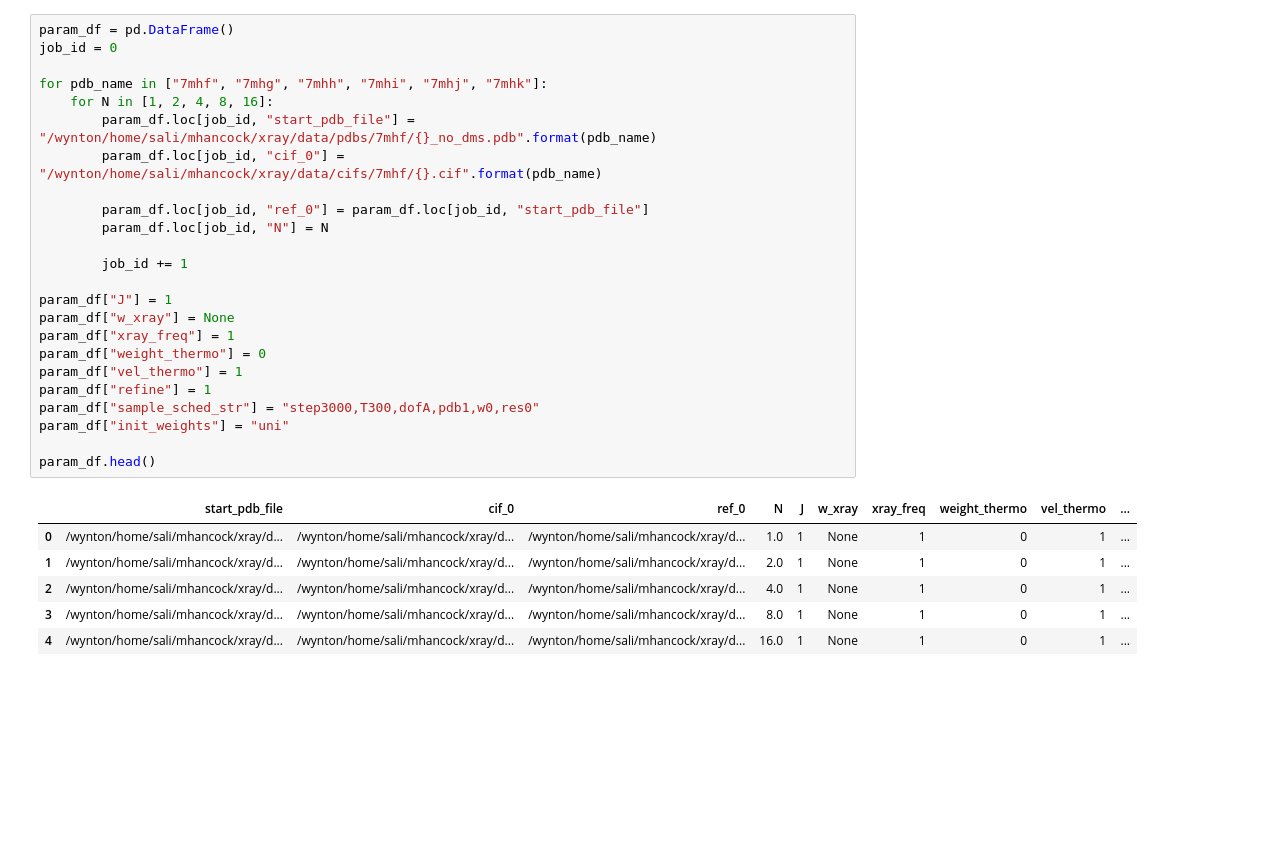
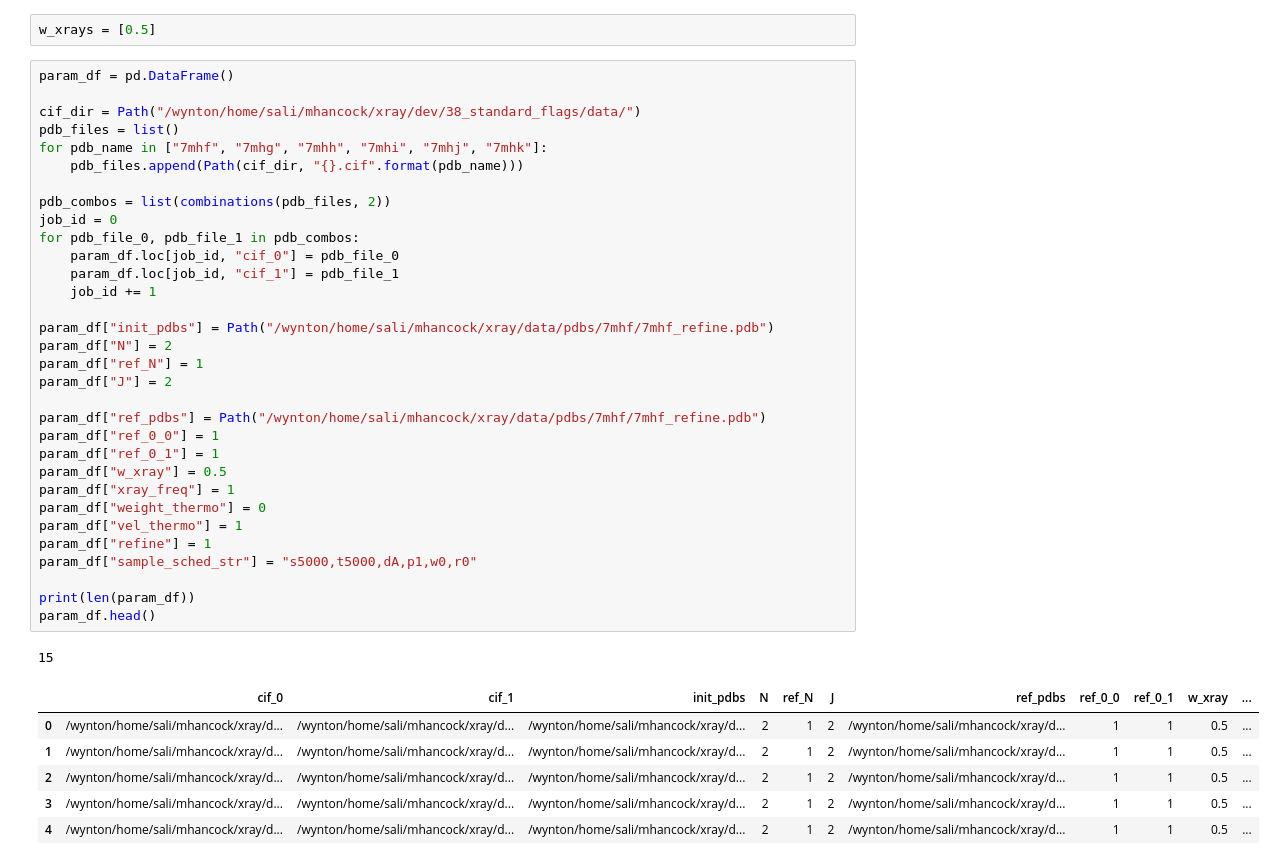
Before and after one commit to mphancock/multixray, a Jupyter notebook: sample_bench/data/params/notebooks/create_params.ipynb, the cells around one changed output. Saved outputs shown, nothing was run; the diff lists cells and outputs as text; blank space fills up the shorter version.

```diff
--- a/sample_bench/data/params/notebooks/create_params.ipynb
+++ b/sample_bench/data/params/notebooks/create_params.ipynb
@@ -43,31 +5,42 @@ w_xrays.sort()
+# %%
+w_xrays = [0.5]
 # %%
 param_df = pd.DataFrame()
+
+cif_dir = Path("/wynton/home/sali/mhancock/xray/dev/38_standard_flags/data/")
+pdb_files = list()
+for pdb_name in ["7mhf", "7mhg", "7mhh", "7mhi", "7mhj", "7mhk"]:
+    pdb_files.append(Path(cif_dir, "{}.cif".format(pdb_name)))
+
+pdb_combos = list(combinations(pdb_files, 2))
 job_id = 0
+for pdb_file_0, pdb_file_1 in pdb_combos:
+    param_df.loc[job_id, "cif_0"] = pdb_file_0
+    param_df.loc[job_id, "cif_1"] = pdb_file_1
+    job_id += 1
 
-for pdb_name in ["7mhf", "7mhg", "7mhh", "7mhi", "7mhj", "7mhk"]:
-    for N in [1, 2, 4, 8, 16]:
-        param_df.loc[job_id, "start_pdb_file"] = "/wynton/home/sali/mhancock/xray/data/pdbs/7mhf/{}_no_dms.pdb".format(pdb_name)
-        param_df.loc[job_id, "cif_0"] = "/wynton/home/sali/mhancock/xray/data/cifs/7mhf/{}.cif".format(pdb_name)
+param_df["init_pdbs"] = Path("/wynton/home/sali/mhancock/xray/data/pdbs/7mhf/7mhf_refine.pdb")
+param_df["N"] = 2
+param_df["ref_N"] = 1
+param_df["J"] = 2
 
-        param_df.loc[job_id, "ref_0"] = param_df.loc[job_id, "start_pdb_file"]
-        param_df.loc[job_id, "N"] = N
-
-        job_id += 1
-
-param_df["J"] = 1
-param_df["w_xray"] = None
+param_df["ref_pdbs"] = Path("/wynton/home/sali/mhancock/xray/data/pdbs/7mhf/7mhf_refine.pdb")
+param_df["ref_0_0"] = 1
+param_df["ref_0_1"] = 1
+param_df["w_xray"] = 0.5
 param_df["xray_freq"] = 1
 param_df["weight_thermo"] = 0
 param_df["vel_thermo"] = 1
 param_df["refine"] = 1
-param_df["sample_sched_str"] = "step3000,T300,dofA,pdb1,w0,res0"
-param_df["init_weights"] = "uni"
+param_df["sample_sched_str"] = "s5000,t5000,dA,p1,w0,r0"
 
+print(len(param_df))
 param_df.head()
 # %% [output]
+15
-|  | start_pdb_file | cif_0 | ref_0 | N | J | w_xray | xray_freq | weight_thermo | vel_thermo | ... |
-| 0 | /wynton/home/sali/mhancock/xray/d... | /wynton/home/sali/mhancock/xray/d... | /wynton/home/sali/mhancock/xray/d... | 1.0 | 1 | None | 1 | 0 | 1 | ... |
-| 1 | /wynton/home/sali/mhancock/xray/d... | /wynton/home/sali/mhancock/xray/d... | /wynton/home/sali/mhancock/xray/d... | 2.0 | 1 | None | 1 | 0 | 1 | ... |
-| 2 | /wynton/home/sali/mhancock/xray/d... | /wynton/home/sali/mhancock/xray/d... | /wynton/home/sali/mhancock/xray/d... | 4.0 | 1 | None | 1 | 0 | 1 | ... |
-| 3 | /wynton/home/sali/mhancock/xray/d... | /wynton/home/sali/mhancock/xray/d... | /wynton/home/sali/mhancock/xray/d... | 8.0 | 1 | None | 1 | 0 | 1 | ... |
-| 4 | /wynton/home/sali/mhancock/xray/d... | /wynton/home/sali/mhancock/xray/d... | /wynton/home/sali/mhancock/xray/d... | 16.0 | 1 | None | 1 | 0 | 1 | ... |
+|  | cif_0 | cif_1 | init_pdbs | N | ref_N | J | ref_pdbs | ref_0_0 | ref_0_1 | w_xray | ... |
+| 0 | /wynton/home/sali/mhancock/xray/d... | /wynton/home/sali/mhancock/xray/d... | /wynton/home/sali/mhancock/xray/d... | 2 | 1 | 2 | /wynton/home/sali/mhancock/xray/d... | 1 | 1 | 0.5 | ... |
+| 1 | /wynton/home/sali/mhancock/xray/d... | /wynton/home/sali/mhancock/xray/d... | /wynton/home/sali/mhancock/xray/d... | 2 | 1 | 2 | /wynton/home/sali/mhancock/xray/d... | 1 | 1 | 0.5 | ... |
+| 2 | /wynton/home/sali/mhancock/xray/d... | /wynton/home/sali/mhancock/xray/d... | /wynton/home/sali/mhancock/xray/d... | 2 | 1 | 2 | /wynton/home/sali/mhancock/xray/d... | 1 | 1 | 0.5 | ... |
+| 3 | /wynton/home/sali/mhancock/xray/d... | /wynton/home/sali/mhancock/xray/d... | /wynton/home/sali/mhancock/xray/d... | 2 | 1 | 2 | /wynton/home/sali/mhancock/xray/d... | 1 | 1 | 0.5 | ... |
+| 4 | /wynton/home/sali/mhancock/xray/d... | /wynton/home/sali/mhancock/xray/d... | /wynton/home/sali/mhancock/xray/d... | 2 | 1 | 2 | /wynton/home/sali/mhancock/xray/d... | 1 | 1 | 0.5 | ... |
```
Also changed, not shown: parts of 5 cells of this notebook, 30 other files.
